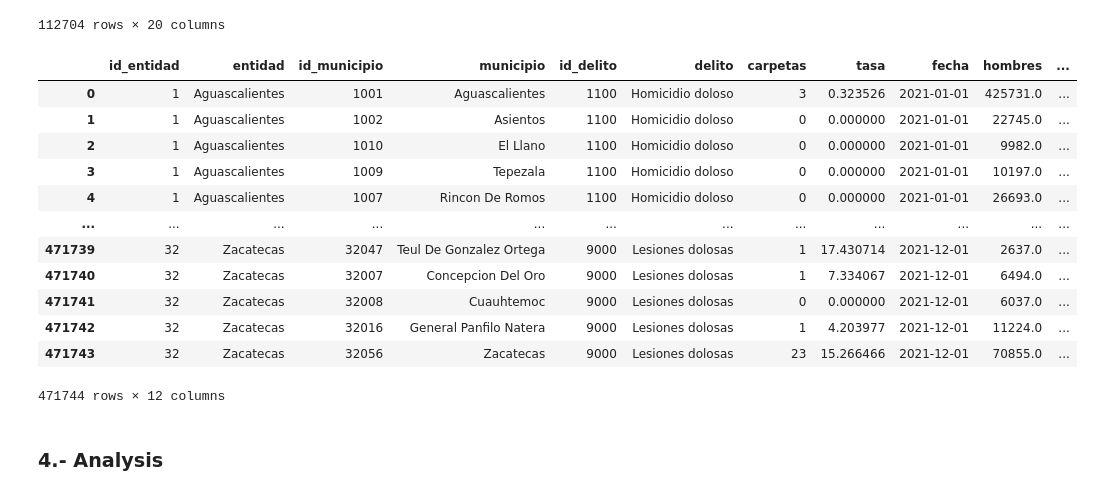
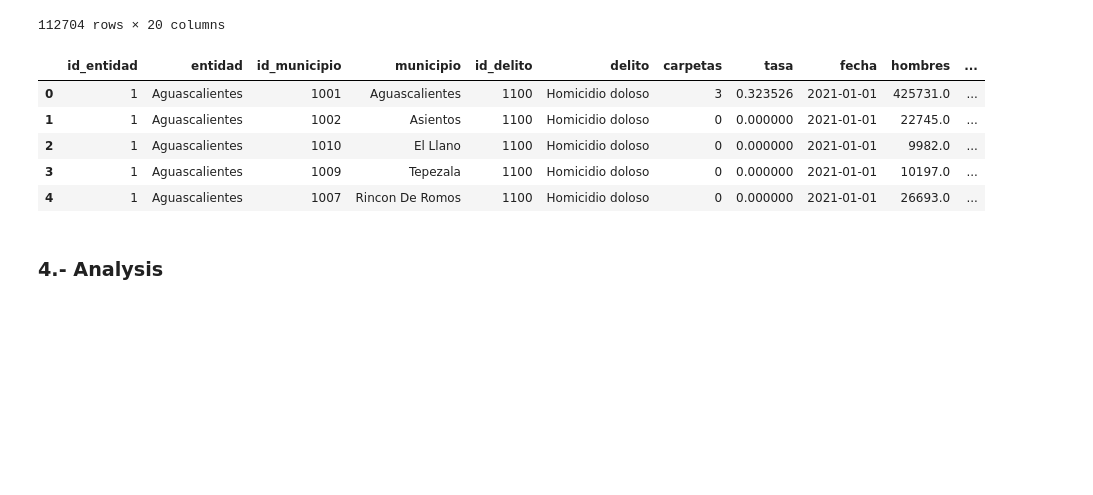
Before and after one commit to kevinmiguel97/Criminality-Analysis-Mexico, a Jupyter notebook: Crime_analysis.ipynb, the cells around one changed output. Cells and saved outputs as stored; diff of their text form; code cells hidden in the pictures; blank space fills up the shorter version.

```diff
--- a/Crime_analysis.ipynb
+++ b/Crime_analysis.ipynb
@@ -609,21 +609,14 @@ _ = cp_pop.groupby('id_municipio').agg({'hombres': np.mean,
 # Joining
 df_pop = pd.merge(df, _, on='id_municipio', how='left')
 # %%
-df_pop
+df_pop.head()
 # %% [output]
 |  | id_entidad | entidad | id_municipio | municipio | id_delito | delito | carpetas | tasa | fecha | hombres | ... |
 | 0 | 1 | Aguascalientes | 1001 | Aguascalientes | 1100 | Homicidio doloso | 3 | 0.323526 | 2021-01-01 | 425731.0 | ... |
 | 1 | 1 | Aguascalientes | 1002 | Asientos | 1100 | Homicidio doloso | 0 | 0.000000 | 2021-01-01 | 22745.0 | ... |
 | 2 | 1 | Aguascalientes | 1010 | El Llano | 1100 | Homicidio doloso | 0 | 0.000000 | 2021-01-01 | 9982.0 | ... |
 | 3 | 1 | Aguascalientes | 1009 | Tepezala | 1100 | Homicidio doloso | 0 | 0.000000 | 2021-01-01 | 10197.0 | ... |
 | 4 | 1 | Aguascalientes | 1007 | Rincon De Romos | 1100 | Homicidio doloso | 0 | 0.000000 | 2021-01-01 | 26693.0 | ... |
-| ... | ... | ... | ... | ... | ... | ... | ... | ... | ... | ... | ... |
-| 471739 | 32 | Zacatecas | 32047 | Teul De Gonzalez Ortega | 9000 | Lesiones dolosas | 1 | 17.430714 | 2021-12-01 | 2637.0 | ... |
-| 471740 | 32 | Zacatecas | 32007 | Concepcion Del Oro | 9000 | Lesiones dolosas | 1 | 7.334067 | 2021-12-01 | 6494.0 | ... |
-| 471741 | 32 | Zacatecas | 32008 | Cuauhtemoc | 9000 | Lesiones dolosas | 0 | 0.000000 | 2021-12-01 | 6037.0 | ... |
-| 471742 | 32 | Zacatecas | 32016 | General Panfilo Natera | 9000 | Lesiones dolosas | 1 | 4.203977 | 2021-12-01 | 11224.0 | ... |
-| 471743 | 32 | Zacatecas | 32056 | Zacatecas | 9000 | Lesiones dolosas | 23 | 15.266466 | 2021-12-01 | 70855.0 | ... |
-471744 rows × 12 columns
 # %% [markdown]
 ### 4.- Analysis
 # %%
```
Also changed, not shown: parts of 14 cells of this notebook, 4 other files.
